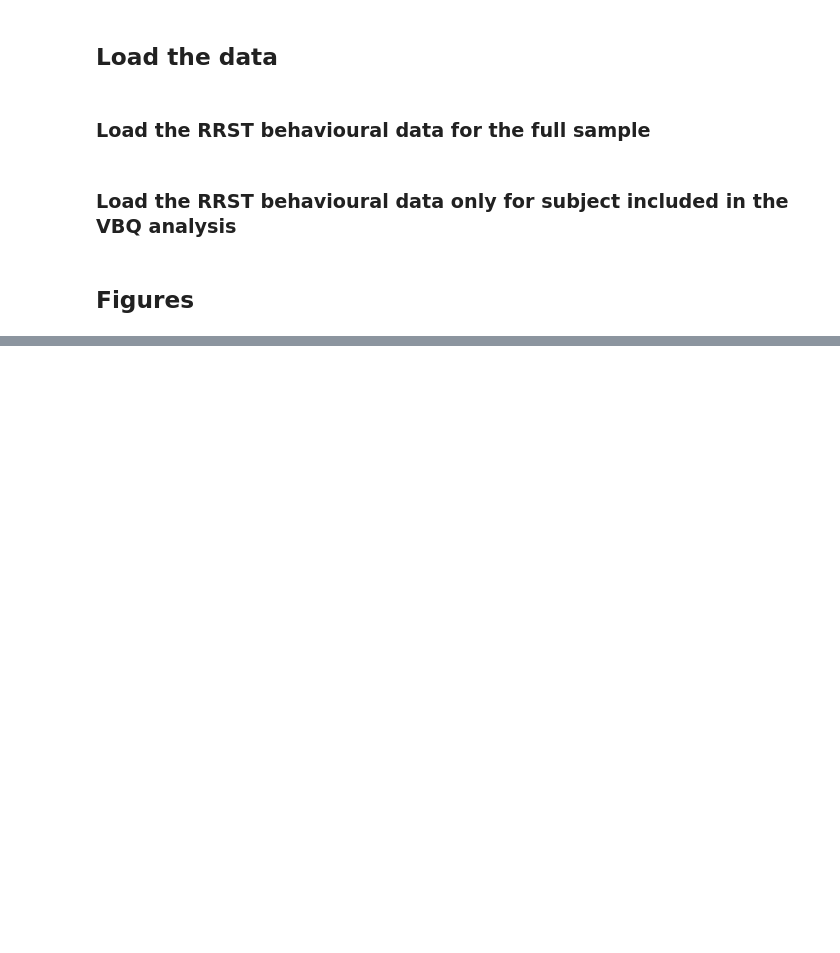
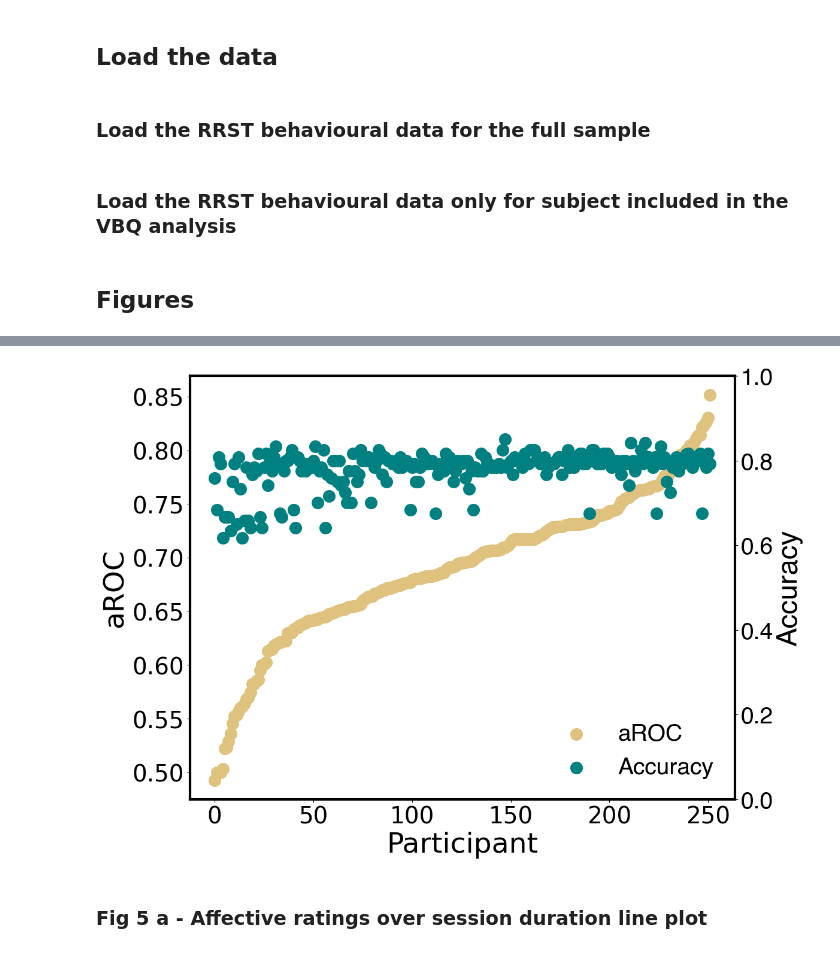
Before and after one commit to embodied-computation-group/Respiroception_VBQ, a Jupyter notebook: analysis/respirocept_behav_analysis.ipynb, the cells around one changed output, grey strips where cells are left out. Drawn from its saved outputs; the diff is of its cells as text; code cells hidden in the pictures; blank space fills up the shorter version.

```diff
--- a/analysis/respirocept_behav_analysis.ipynb
+++ b/analysis/respirocept_behav_analysis.ipynb
@@ -126,0 +316,61 @@ plt.show()
+# %%
+# New dataframe with data to plot
+yyPlotData = cleaned_df[['id', 'psi_acc', 'aROC']]
+
+# Sort by aROC
+# To sort in ascending order
+yyPlotData = yyPlotData.sort_values('aROC')
+yyPlotData = yyPlotData.reset_index(drop=True)
+# %%
+fig_filename = 'rrst_accuracy_aroc_y-y_plot.png'
+
+
+# Assuming yyPlotData is defined
+fig, ax1 = plt.subplots(figsize=(12, 8.5))
+mpl.rcParams['font.family'] = 'Helvetica'
+
+ax2 = ax1.twinx()
+
+# Scatter plot for aROC with label
+sc1 = ax1.scatter(yyPlotData.index, yyPlotData['aROC'], color=(0.87, 0.76, 0.49), edgecolor=(0.87, 0.76, 0.49), label='aROC', s = 200)
+ax1.set_xlabel('Participant', fontsize=fontsize_axis_labels)
+ax1.set_ylabel('aROC', fontsize=fontsize_axis_labels)
+ax1.tick_params(axis='y', labelsize=fontsize_axis_ticks)
+ax1.tick_params(axis='x', labelsize=fontsize_axis_ticks)
+
+# Scatter plot for Accuracy with label
+sc2 = ax2.scatter(yyPlotData.index, yyPlotData['psi_acc'], color='teal', edgecolor='teal', zorder=5, label='Accuracy', s = 200)
+ax2.set_ylabel('Accuracy', fontsize=fontsize_axis_labels)
+ax2.tick_params(axis='y', labelsize=fontsize_axis_ticks)
+ax2.tick_params(axis='x', labelsize=fontsize_axis_ticks)
+ax2.set_ylim([0, 1.0])
+
+# Set ticks font size
+plt.xticks(fontsize=fontsize_axis_ticks)
+plt.yticks(fontsize=fontsize_axis_ticks)
+
+# Increase the thickness of the axis
+for axis in ['bottom', 'left', 'right', 'top']:
+    ax1.spines[axis].set_linewidth(3.0)
+
+# Display the legend
+handles, labels = ax1.get_legend_handles_labels()
+legend = ax1.legend(handles=[sc1, sc2], labels=['aROC', 'Accuracy'], loc='lower right', fontsize=fontsize_axis_ticks)
+
+# Remove the legend border
+legend.get_frame().set_linewidth(0)
+
+# Adjust layout to prevent clipping at the bottom
+plt.tight_layout(rect=[0, 0, 1, 1])  # Adjust the bottom margin as needed (0.95 leaves 5% space at the bottom)
+
+
+if flag_savefigs:
+    # Save the figure with a specified size and resolution
+    fig_filepath = f'{figures_dir}{fig_filename}'
+    plt.savefig(fig_filepath, dpi=300)
+
+plt.show()
+# %% [output]
+[figure, added]
+# %% [markdown]
+### Fig 5 a - Affective ratings over session duration line plot
```
Also changed, not shown: parts of 16 cells of this notebook.
